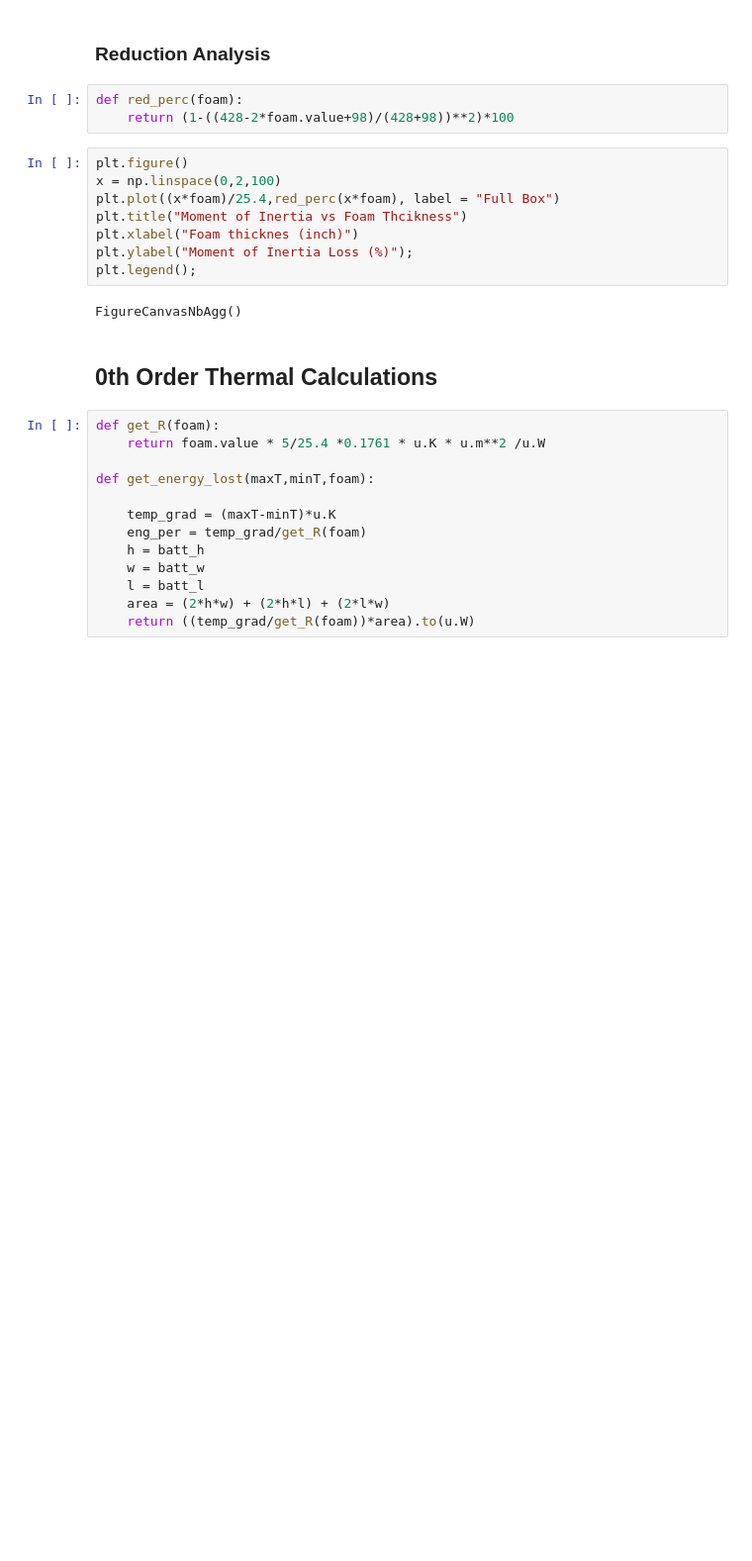
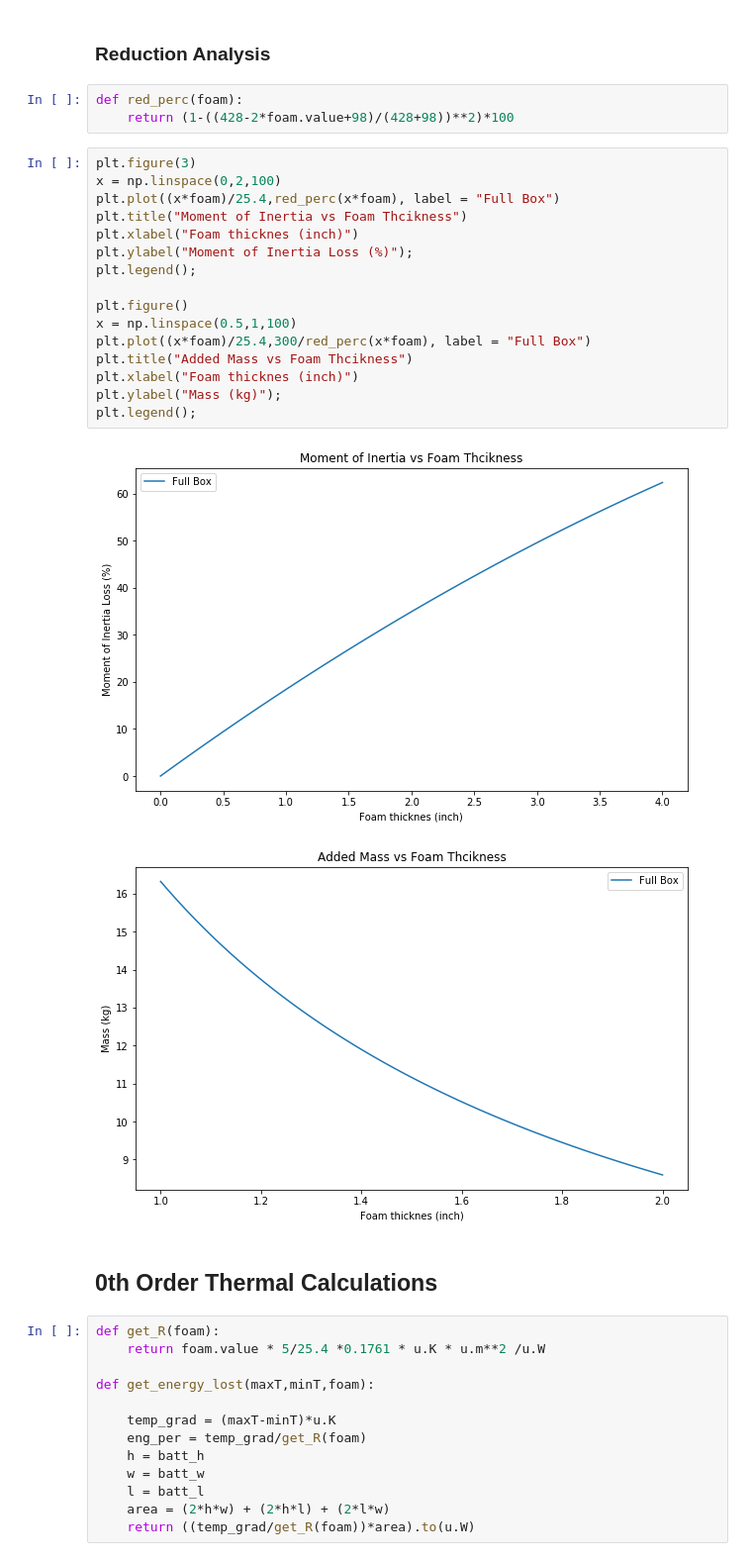
Before and after one commit to ShaabanM/Batteries, a Jupyter notebook: Telecon.ipynb, the cells around one changed output. Shown at 99% size. Cells and saved outputs as stored; diff of their text form; blank space fills up the shorter version.

```diff
--- a/Telecon.ipynb
+++ b/Telecon.ipynb
@@ -195,15 +177,24 @@ FigureCanvasNbAgg()
 def red_perc(foam):
     return (1-((428-2*foam.value+98)/(428+98))**2)*100
 # %%
-plt.figure()
+plt.figure(3)
 x = np.linspace(0,2,100)
 plt.plot((x*foam)/25.4,red_perc(x*foam), label = "Full Box")
 plt.title("Moment of Inertia vs Foam Thcikness")
 plt.xlabel("Foam thicknes (inch)")
 plt.ylabel("Moment of Inertia Loss (%)");
 plt.legend();
+
+plt.figure()
+x = np.linspace(0.5,1,100)
+plt.plot((x*foam)/25.4,300/red_perc(x*foam), label = "Full Box")
+plt.title("Added Mass vs Foam Thcikness")
+plt.xlabel("Foam thicknes (inch)")
+plt.ylabel("Mass (kg)");
+plt.legend();
 # %% [output]
-FigureCanvasNbAgg()
+[figure, added]
+[figure, added]
 # %% [markdown]
 ## 0th Order Thermal Calculations
 # %%
```
Also changed, not shown: parts of 8 cells of this notebook.
